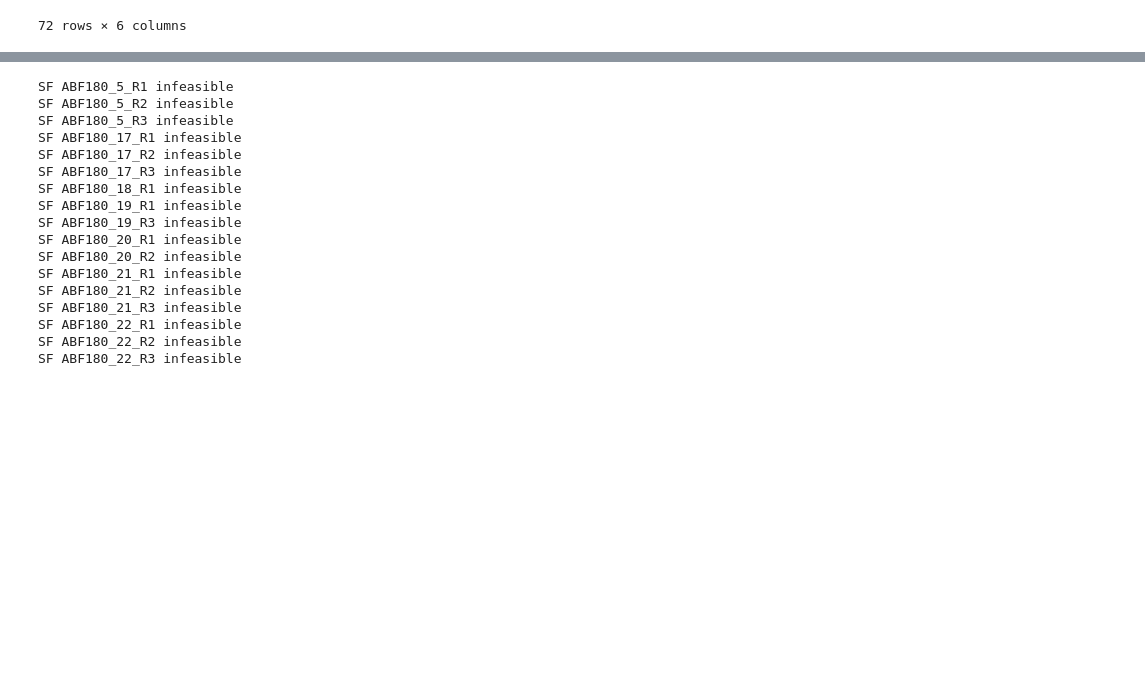
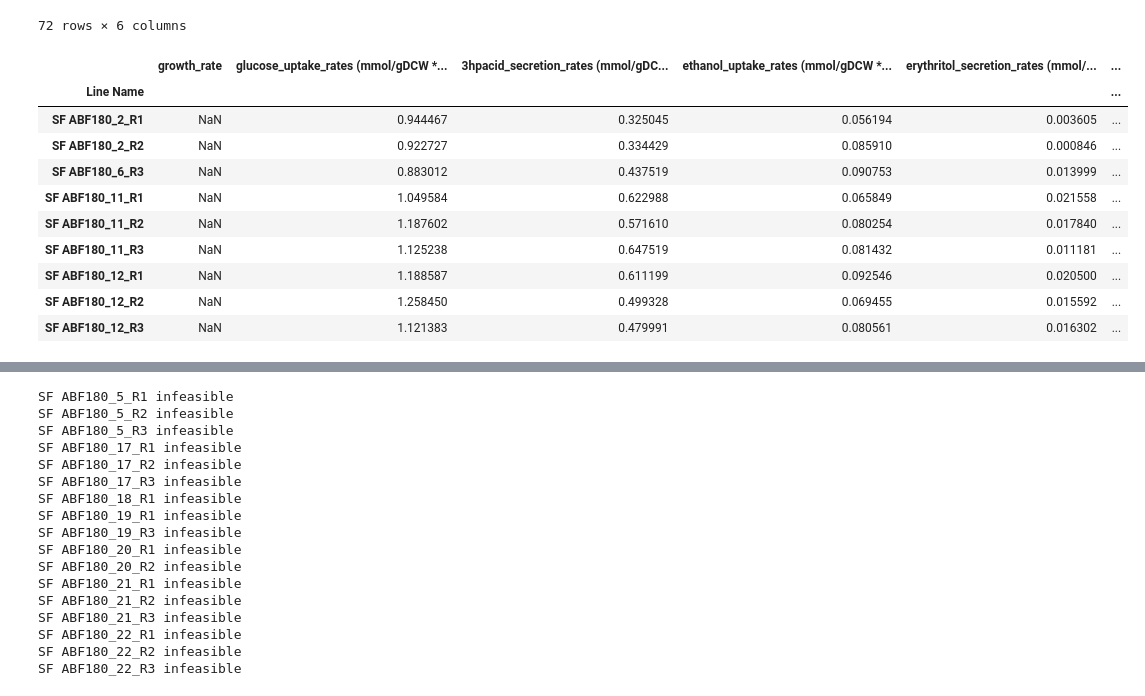
Before and after one commit to AgileBioFoundry/AspergillusQ4Milestone, a Jupyter notebook: notebooks/round2/Eflux4A.niger.ipynb, the cells around one changed output, grey strips where cells are left out. Saved outputs shown, nothing was run; the diff lists cells and outputs as text; code cells hidden in the pictures; blank space fills up the shorter version.

```diff
--- a/notebooks/round2/Eflux4A.niger.ipynb
+++ b/notebooks/round2/Eflux4A.niger.ipynb
@@ -118,3 +117,17 @@ normalized_line_rates
 | SF ABF180_24_R2 | NaN | 0.812758 | 0.704402 | 0.042602 | 0.030635 | ... |
 | SF ABF180_24_R3 | NaN | 1.040476 | 0.800195 | 0.000000 | 0.020284 | ... |
 72 rows × 6 columns
+# %%
+normalized_line_rates[(normalized_line_rates < 0).any(axis=1)]
+# %% [output]
+|  | growth_rate | glucose_uptake_rates (mmol/gDCW *... | 3hpacid_secretion_rates (mmol/gDC... | ethanol_uptake_rates (mmol/gDCW *... | erythritol_secretion_rates (mmol/... | ... |
+| Line Name |  |  |  |  |  | ... |
+| SF ABF180_2_R1 | NaN | 0.944467 | 0.325045 | 0.056194 | 0.003605 | ... |
+| SF ABF180_2_R2 | NaN | 0.922727 | 0.334429 | 0.085910 | 0.000846 | ... |
+| SF ABF180_6_R3 | NaN | 0.883012 | 0.437519 | 0.090753 | 0.013999 | ... |
+| SF ABF180_11_R1 | NaN | 1.049584 | 0.622988 | 0.065849 | 0.021558 | ... |
+| SF ABF180_11_R2 | NaN | 1.187602 | 0.571610 | 0.080254 | 0.017840 | ... |
+| SF ABF180_11_R3 | NaN | 1.125238 | 0.647519 | 0.081432 | 0.011181 | ... |
+| SF ABF180_12_R1 | NaN | 1.188587 | 0.611199 | 0.092546 | 0.020500 | ... |
+| SF ABF180_12_R2 | NaN | 1.258450 | 0.499328 | 0.069455 | 0.015592 | ... |
+| SF ABF180_12_R3 | NaN | 1.121383 | 0.479991 | 0.080561 | 0.016302 | ... |
```
Also changed, not shown: parts of 9 cells of this notebook, 7 other files.
